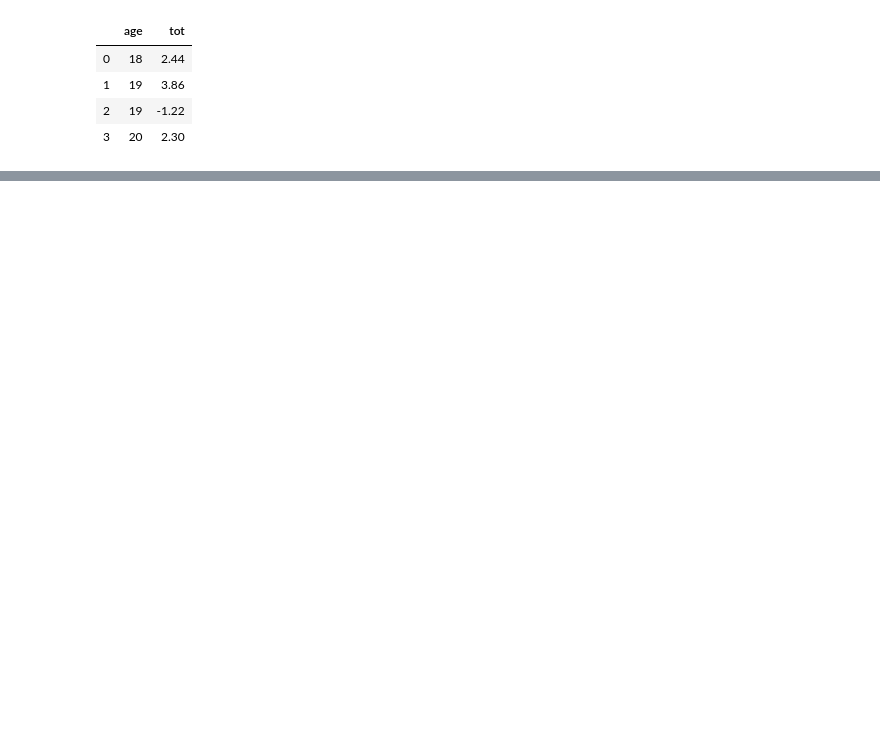
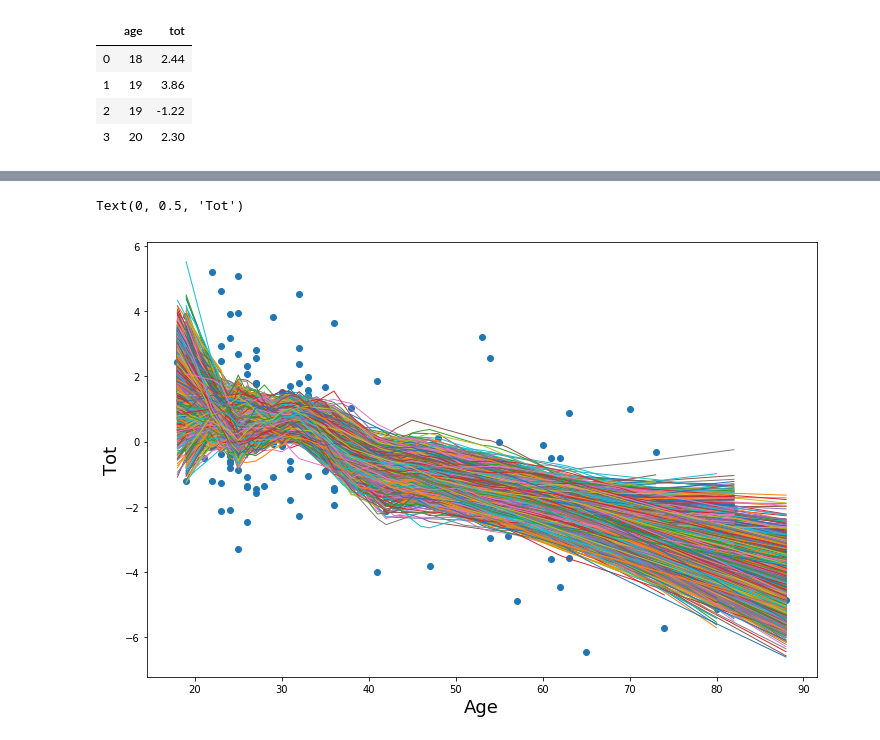
Before and after one commit to aaron-christopher-jones/regression-strategies, a Jupyter notebook: lowess_nonparametric_regression.ipynb, the cells around one changed output, grey strips where cells are left out. Saved outputs shown, nothing was run; the diff lists cells and outputs as text; code cells hidden in the pictures; blank space fills up the shorter version.

```diff
--- a/lowess_nonparametric_regression.ipynb
+++ b/lowess_nonparametric_regression.ipynb
@@ -118,0 +125,15 @@ plt.show()
+# %%
+# plot the B bootstrapped lines
+
+fig, ax = plt.subplots(figsize=(12,8))
+
+ax.scatter(df.age, df.tot)
+
+for i in lboots:
+    ax.plot(i[:, 0], i[:, 1], lw=1)
+
+ax.set_xlabel('Age', size=18)
+ax.set_ylabel('Tot', size=18)
+# %% [output]
+Text(0, 0.5, 'Tot')
+[figure, added]
```
Also changed, not shown: parts of 20 cells of this notebook.
